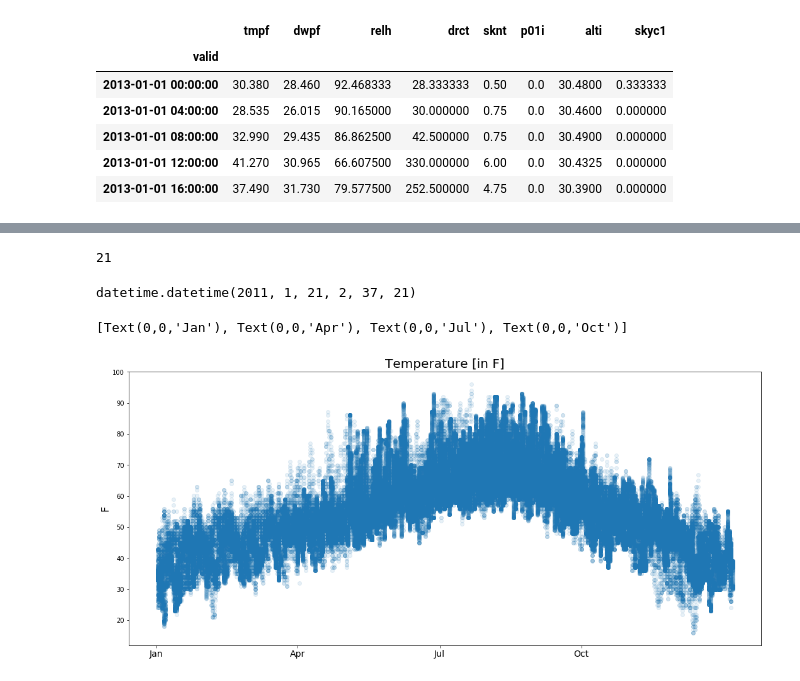
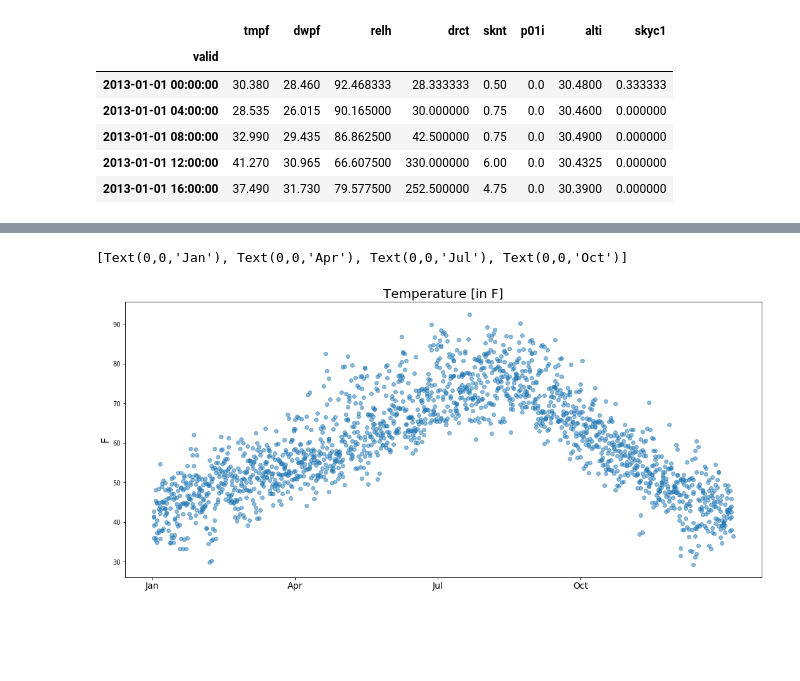
Before and after one commit to eddietheangel/soaring_predictor, a Jupyter notebook: notebooks/weather-eda.ipynb, the cells around one changed output, grey strips where cells are left out. Drawn from its saved outputs; the diff is of its cells as text; code cells hidden in the pictures; blank space fills up the shorter version.

```diff
--- a/notebooks/weather-eda.ipynb
+++ b/notebooks/weather-eda.ipynb
@@ -152,4 +141,3 @@ RDF
-# %%
-RDF = RDF.unstack()
-# %%
-RDF = RDF.reset_index().rename_axis(None).rename_axis(None, axis=1)
+# %%
+for col in idx:
+    RDF[col]= RDF[col].interpolate(method='linear', axis=0).ffill().bfill()
@@ -156,3 +149,6 @@ RDF = RDF.reset_index().rename_axis(None).rename_axis(None, axis=1)
+# %%
+# creates day of the year column
+RDF['doy']=RDF['date'].apply(doy)
 # %%
 RDF.head()
 # %% [output]
@@ -222,21 +161,13 @@ def local_time(ztime):
-# %%
-local_time(DF['valid'][5]).hour
-# %% [output]
-21
-# %%
-utc_time
-# %% [output]
-datetime.datetime(2011, 1, 21, 2, 37, 21)
 # %%
 fig,ax = plt.subplots(figsize = (18,8))
-ax.scatter(DF['doy'],DF['tmpf'], alpha = 0.1)
+ax.scatter(RDF['doy'],RDF['tmpf_12'], alpha = 0.5)
 ax.set_title('Temperature [in F]',fontsize=20)
 ax.set_ylabel('F', fontsize=16)
 ax.set_xticks([0,90,180,270]) # choose which x locations to have ticks
 ax.set_xticklabels(['Jan','Apr',"Jul",'Oct'], fontsize=14)
 # %% [output]
 [Text(0,0,'Jan'), Text(0,0,'Apr'), Text(0,0,'Jul'), Text(0,0,'Oct')]
-[figure, old version]
+[figure, new version]
 # %%
 #Sweet way to push DF to Postgres DB
 
```
Also changed, not shown: parts of 14 cells of this notebook, 5 other files.
